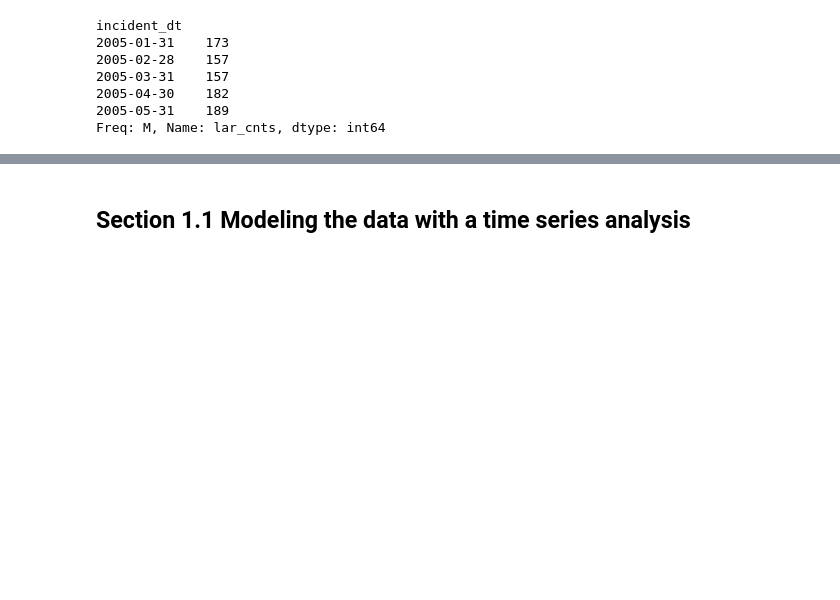
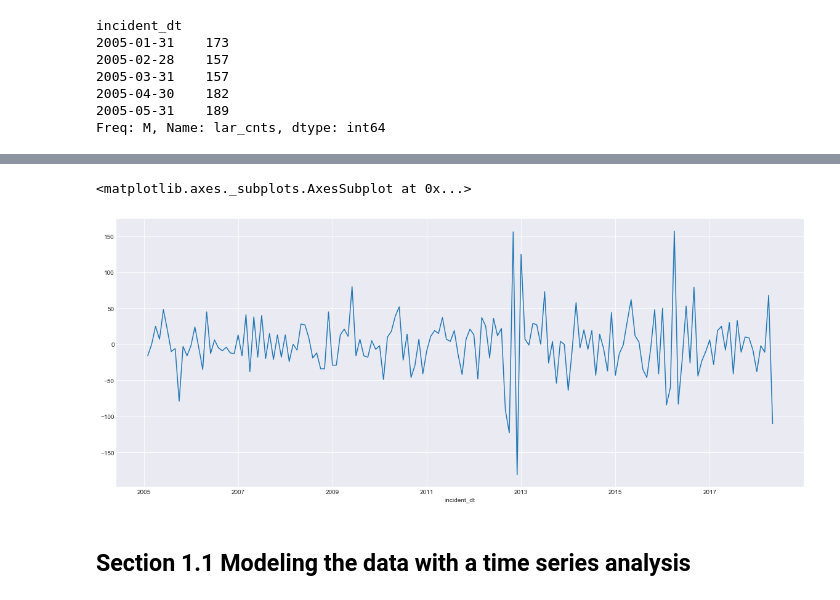
Before and after one commit to lotusflyer/ash_pub_safety, a Jupyter notebook: ash_lar_arma_model.ipynb, the cells around one changed output, grey strips where cells are left out. Saved outputs shown, nothing was run; the diff lists cells and outputs as text; code cells hidden in the pictures; blank space fills up the shorter version.

```diff
--- a/ash_lar_arma_model.ipynb
+++ b/ash_lar_arma_model.ipynb
@@ -76,3 +97,8 @@ X.plot(style='k.', grid=True)
+# %%
+XD.plot()
+# %% [output]
+<matplotlib.axes._subplots.AxesSubplot at 0x...>
+[figure, added]
 # %% [markdown]
 ## Section 1.1 Modeling the data with a time series analysis
 # %% [markdown]
```
Also changed, not shown: parts of 17 cells of this notebook, 5 other files.
